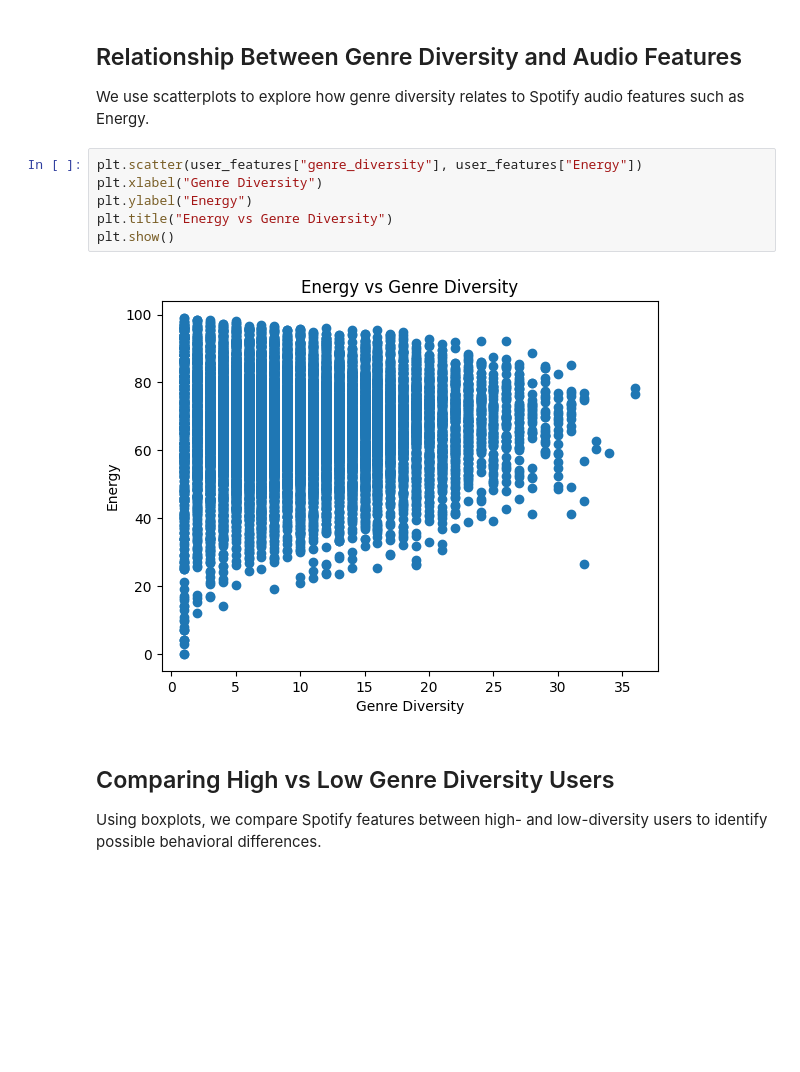
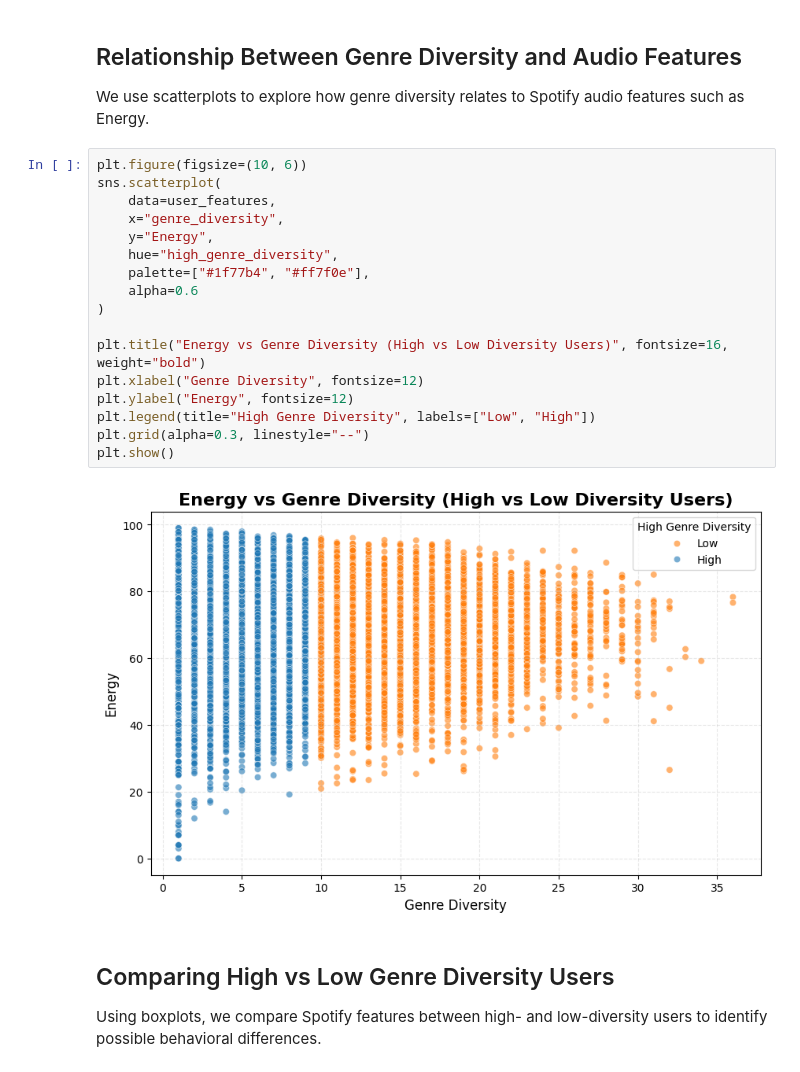
Before and after one commit to samikshakarimbil/genre-predictor, a Jupyter notebook: data_exploration.ipynb, the cells around one changed output. Saved outputs shown, nothing was run; the diff lists cells and outputs as text; blank space fills up the shorter version.

Commit message:
Update notebooks: data exploration + presentation

```diff
--- a/data_exploration.ipynb
+++ b/data_exploration.ipynb
@@ -102,14 +109,25 @@ user_features["high_genre_diversity"] = (user_features["genre_diversity"] > thre
 ## Relationship Between Genre Diversity and Audio Features
 
 We use scatterplots to explore how genre diversity relates to Spotify audio features such as Energy.
-# %%
-plt.scatter(user_features["genre_diversity"], user_features["Energy"])
-plt.xlabel("Genre Diversity")
-plt.ylabel("Energy")
-plt.title("Energy vs Genre Diversity")
-plt.show()
-# %% [output]
-[figure, removed]
+# %%
+plt.figure(figsize=(10, 6))
+sns.scatterplot(
+    data=user_features,
+    x="genre_diversity",
+    y="Energy",
+    hue="high_genre_diversity",
+    palette=["#1f77b4", "#ff7f0e"],
+    alpha=0.6
+)
+
+plt.title("Energy vs Genre Diversity (High vs Low Diversity Users)", fontsize=16, weight="bold")
+plt.xlabel("Genre Diversity", fontsize=12)
+plt.ylabel("Energy", fontsize=12)
+plt.legend(title="High Genre Diversity", labels=["Low", "High"])
+plt.grid(alpha=0.3, linestyle="--")
+plt.show()
+# %% [output]
+[figure, added]
 # %% [markdown]
 ## Comparing High vs Low Genre Diversity Users
 
```
Also changed, not shown: parts of 5 cells of this notebook, 1 other file.
